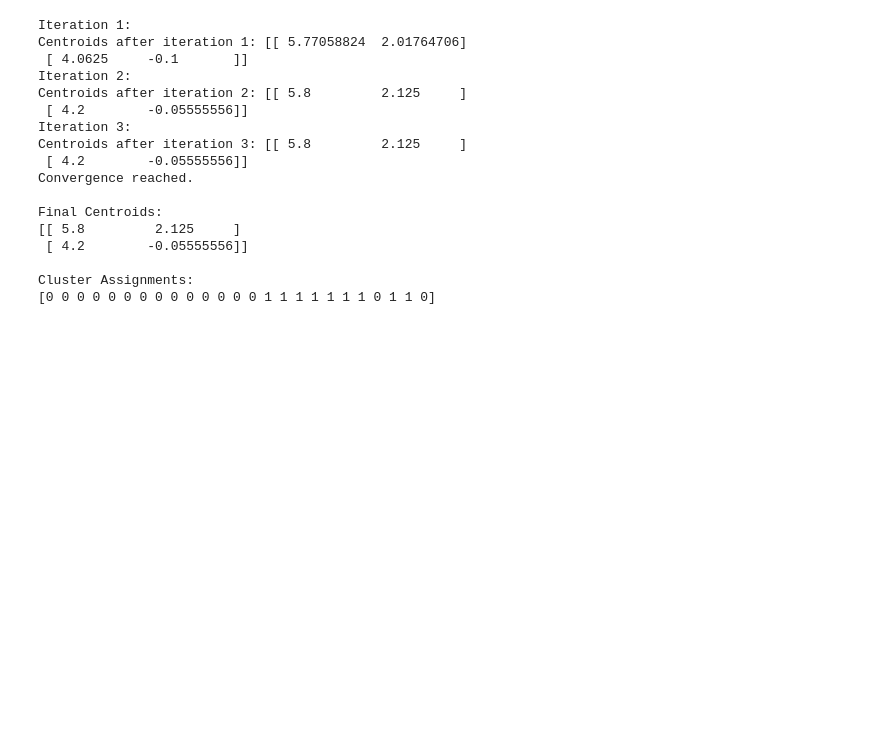
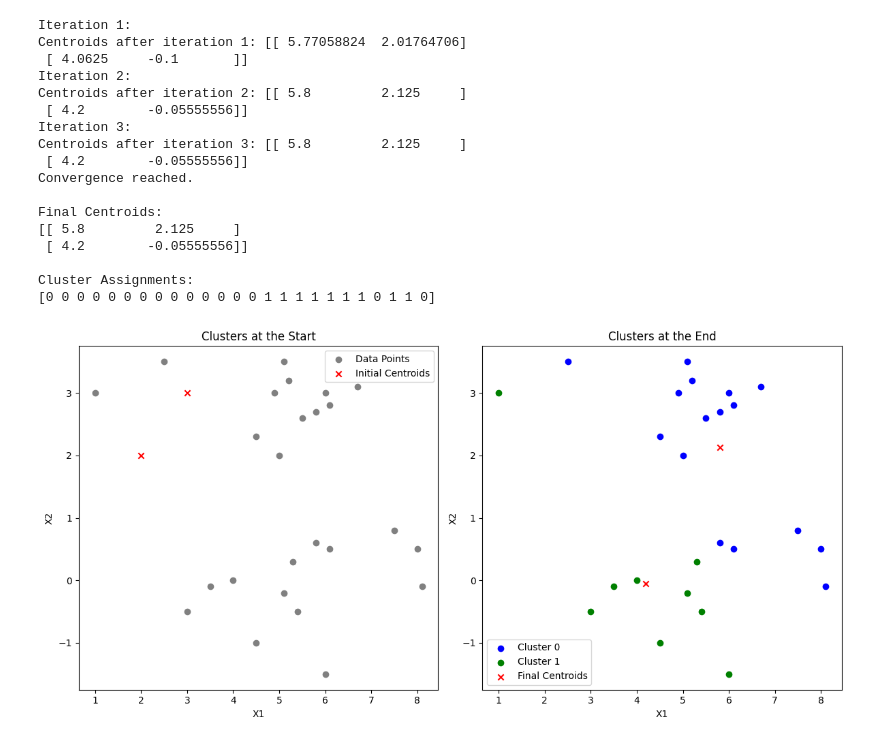
Before and after one commit to Vikranth3140/CSE343-ML, a Jupyter notebook: A4/Q2/code.ipynb, the cells around one changed output. Drawn from its saved outputs; the diff is of its cells as text; code cells hidden in the pictures; blank space fills up the shorter version.

Commit message:
sec b done till centroids - c

```diff
--- a/A4/Q2/code.ipynb
+++ b/A4/Q2/code.ipynb
@@ -125,3 +79,45 @@ Final Centroids:
 
 Cluster Assignments:
 [0 0 0 0 0 0 0 0 0 0 0 0 0 0 1 1 1 1 1 1 1 0 1 1 0]
+# %%
+import matplotlib.pyplot as plt
+
+# Initial centroids
+initial_centroids = np.array([[3.0, 3.0], [2.0, 2.0]])
+
+# Final centroids from the output
+final_centroids = np.array([[5.8, 2.125], [4.2, -0.05555556]])
+
+# Cluster assignments from the output
+cluster_labels = np.array([0, 0, 0, 0, 0, 0, 0, 0, 0, 0, 0, 0, 0, 0, 1, 1, 1, 1, 1, 1, 1, 0, 1, 1, 0])
+
+# Separate points by their initial and final clusters
+cluster_0 = X[cluster_labels == 0]
+cluster_1 = X[cluster_labels == 1]
+
+# Plot the clusters at the start
+plt.figure(figsize=(12, 6))
+
+# Subplot 1: Initial state
+plt.subplot(1, 2, 1)
+plt.scatter(X[:, 0], X[:, 1], c='gray', label='Data Points')
+plt.scatter(initial_centroids[:, 0], initial_centroids[:, 1], color='red', label='Initial Centroids', marker='x')
+plt.title('Clusters at the Start')
+plt.xlabel('X1')
+plt.ylabel('X2')
+plt.legend()
+
+# Subplot 2: Final state
+plt.subplot(1, 2, 2)
+plt.scatter(cluster_0[:, 0], cluster_0[:, 1], color='blue', label='Cluster 0')
+plt.scatter(cluster_1[:, 0], cluster_1[:, 1], color='green', label='Cluster 1')
+plt.scatter(final_centroids[:, 0], final_centroids[:, 1], color='red', label='Final Centroids', marker='x')
+plt.title('Clusters at the End')
+plt.xlabel('X1')
+plt.ylabel('X2')
+plt.legend()
+
+plt.tight_layout()
+plt.show()
+# %% [output]
+[figure, added]
```
Also changed, not shown: parts of 2 cells of this notebook.
